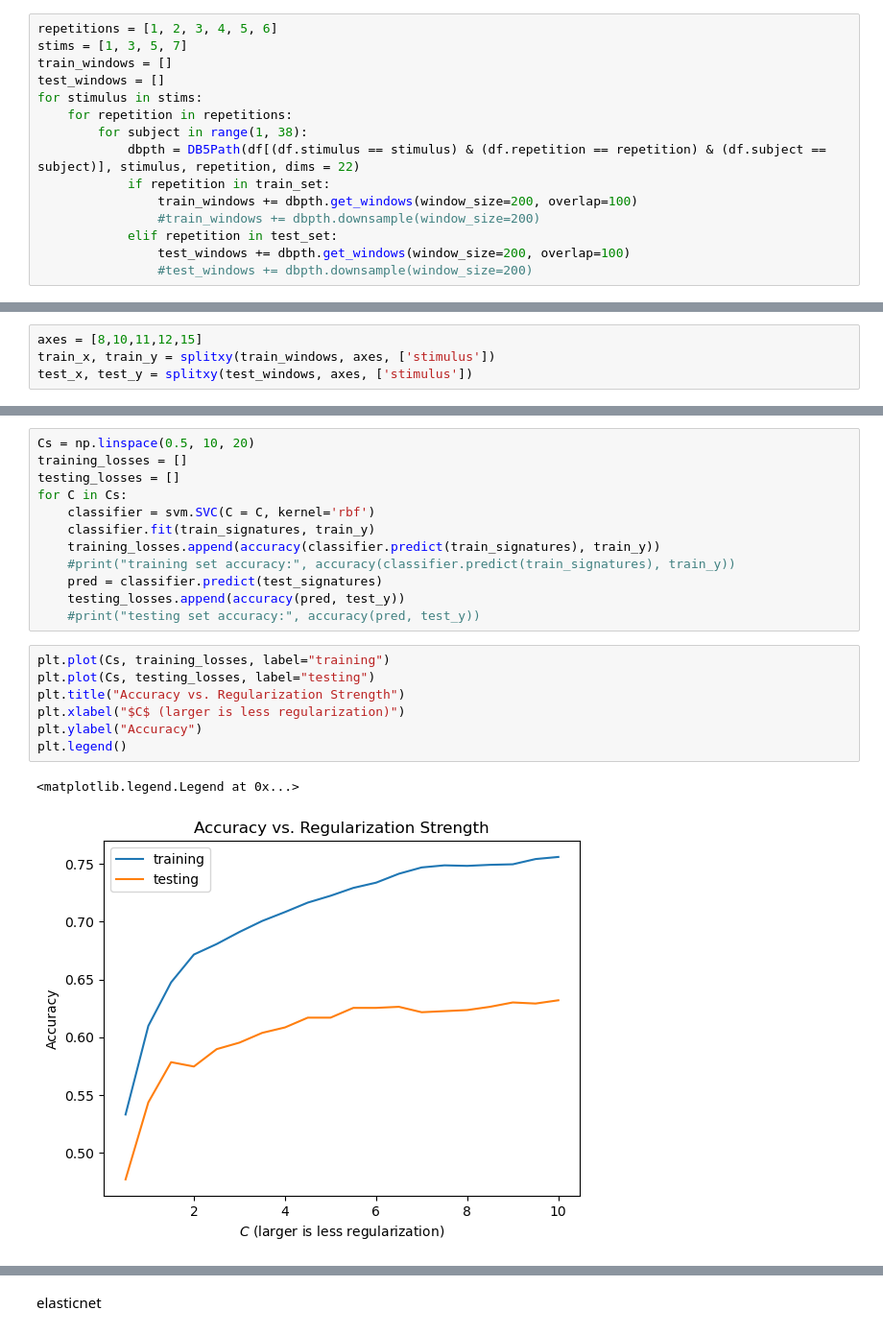
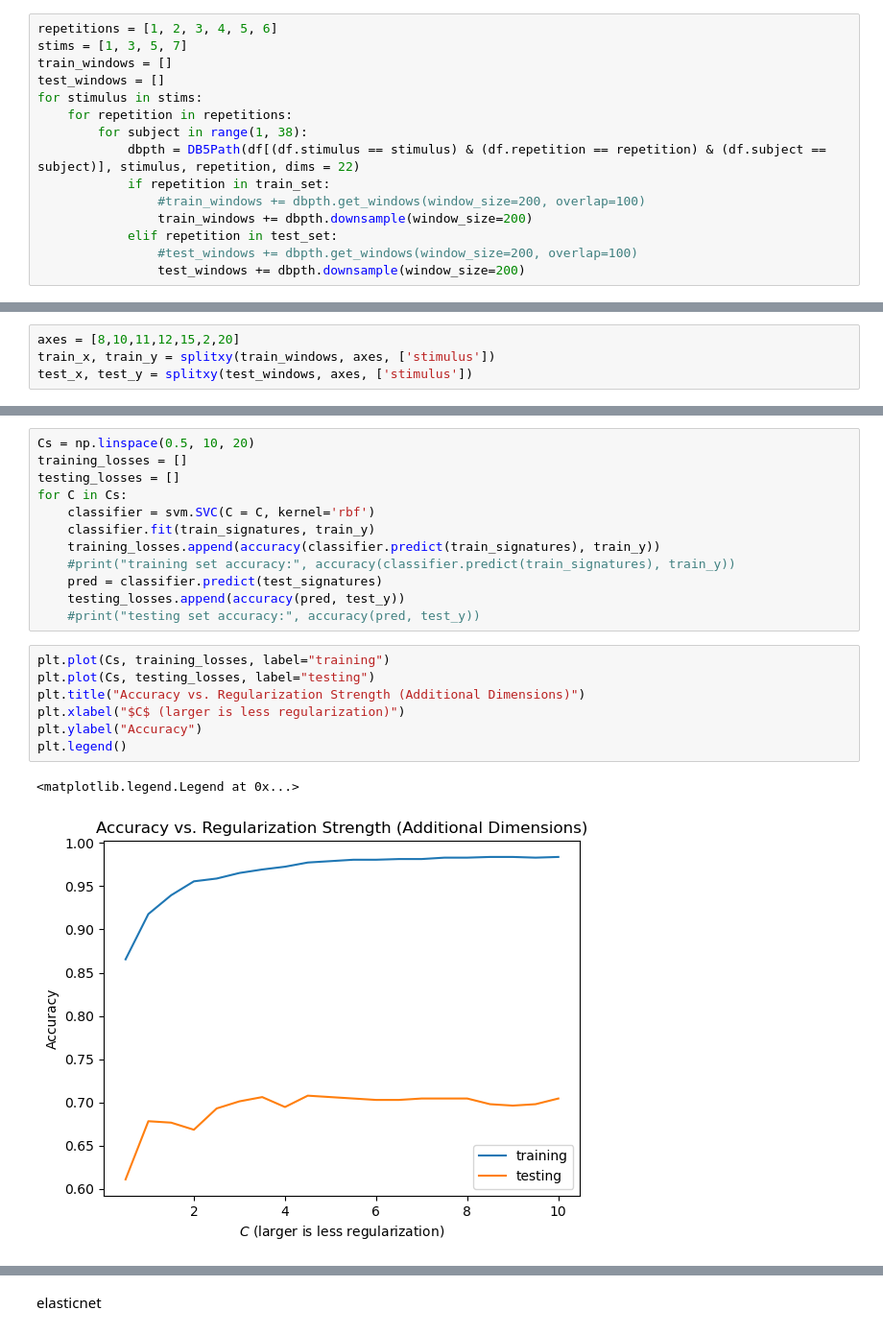
Before and after one commit to alizma/signatures-hand-synergies, a Jupyter notebook: alan_notebook.ipynb, the cells around one changed output, grey strips where cells are left out. Shown: that part at 96% size. Drawn from its saved outputs; the diff is of its cells as text.

```diff
--- a/alan_notebook.ipynb
+++ b/alan_notebook.ipynb
@@ -154,8 +154,8 @@ for stimulus in stims:
         for subject in range(1, 38):
             dbpth = DB5Path(df[(df.stimulus == stimulus) & (df.repetition == repetition) & (df.subject == subject)], stimulus, repetition, dims = 22)
             if repetition in train_set:
-                train_windows += dbpth.get_windows(window_size=200, overlap=100)
-                #train_windows += dbpth.downsample(window_size=200)
+                #train_windows += dbpth.get_windows(window_size=200, overlap=100)
+                train_windows += dbpth.downsample(window_size=200)
             elif repetition in test_set:
-                test_windows += dbpth.get_windows(window_size=200, overlap=100)
-                #test_windows += dbpth.downsample(window_size=200)
+                #test_windows += dbpth.get_windows(window_size=200, overlap=100)
+                test_windows += dbpth.downsample(window_size=200)
@@ -178,7 +176,7 @@ train_windows[0]
 | 199 | 597 | 0.887142 | -0.483446 | 0.265389 | 0.444622 | 0.658219 | 0.597418 | -0.691304 | 0.448784 | -0.643560 | ... | ... |
 200 rows × 25 columns
 # %%
-axes = [8,10,11,12,15]
+axes = [8,10,11,12,15,2,20]
 train_x, train_y = splitxy(train_windows, axes, ['stimulus'])
 test_x, test_y = splitxy(test_windows, axes, ['stimulus'])
 # %%
@@ -217,11 +215,11 @@ for C in Cs:
 # %%
 plt.plot(Cs, training_losses, label="training")
 plt.plot(Cs, testing_losses, label="testing")
-plt.title("Accuracy vs. Regularization Strength")
+plt.title("Accuracy vs. Regularization Strength (Additional Dimensions)")
 plt.xlabel("$C$ (larger is less regularization)")
 plt.ylabel("Accuracy")
 plt.legend()
 # %% [output]
 <matplotlib.legend.Legend at 0x...>
-[figure, old version]
+[figure, new version]
 # %%
```
Also changed, not shown: parts of 19 cells of this notebook.
